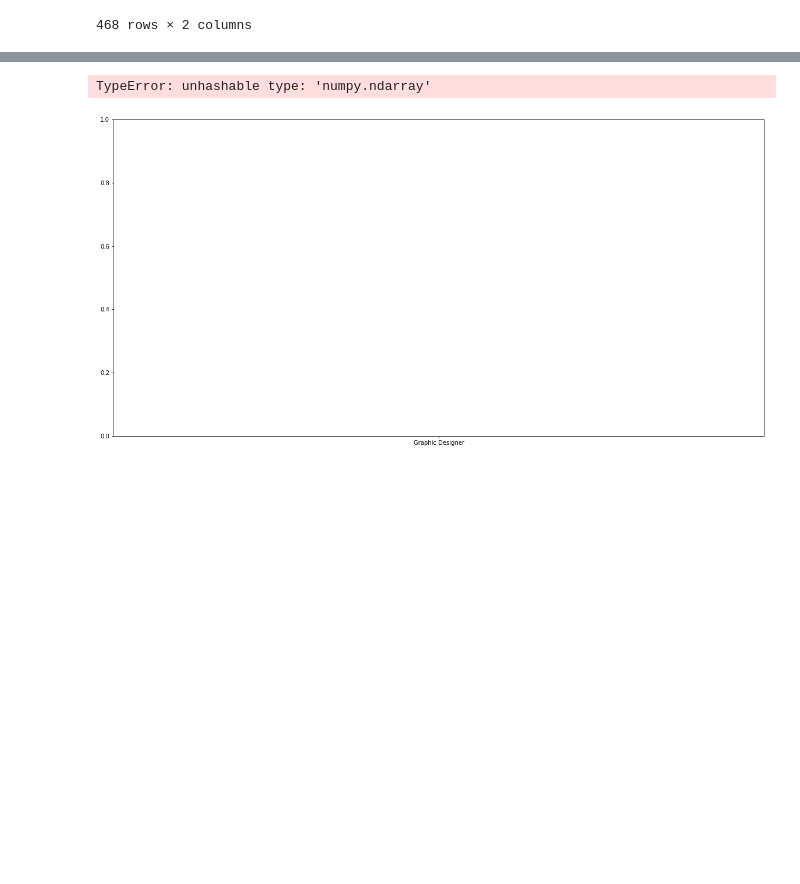
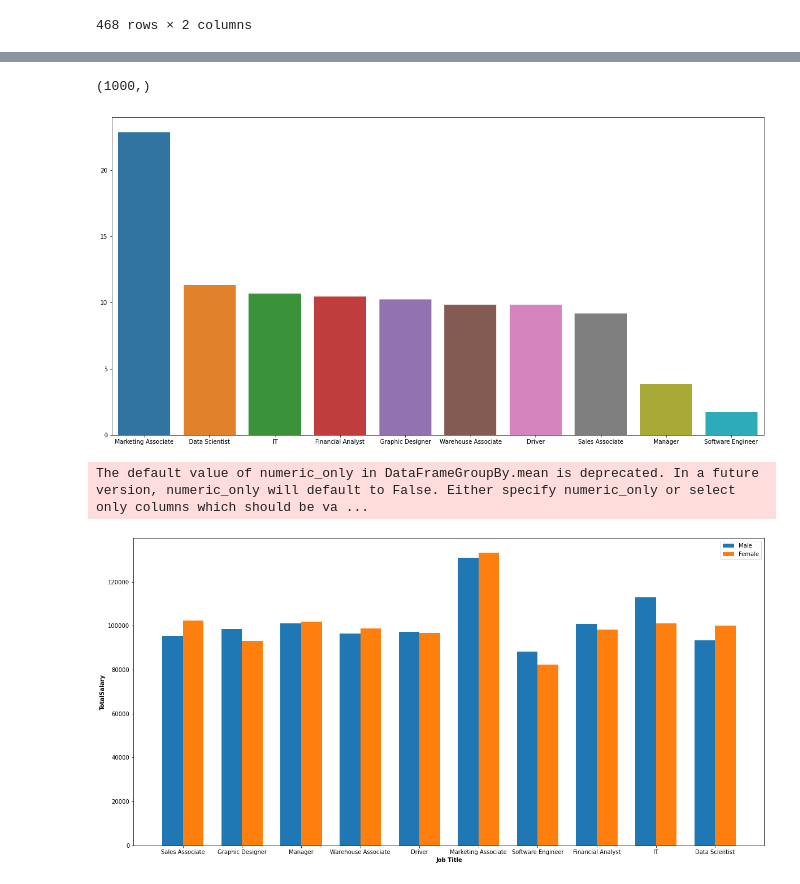
Before and after one commit to Jkhattak/GlassdoreGenderPayGap, a Jupyter notebook: main.ipynb, the cells around one changed output, grey strips where cells are left out. Cells and saved outputs as stored; diff of their text form; code cells hidden in the pictures; blank space fills up the shorter version.

```diff
--- a/main.ipynb
+++ b/main.ipynb
@@ -302,8 +335,37 @@ Female_Salary
+# %%
+job_titles = np.array(df['JobTitle'])
+job_titles.shape
+# %% [output]
+(1000,)
 # %%
 fig, ax = plt.subplots(figsize=(20,10))
-ax.bar(df['JobTitle'], Male_Salary, label='Male', color='blue')
-ax.bar(df['JobTitle'], Female_Salary, label='Female', color='red')
+sns.barplot(x=Female_Job_Count.index, y = Female_Job_Count.values, ax=ax)
 plt.show()
 # %% [output]
-TypeError: unhashable type: 'numpy.ndarray'
-[figure, old version]
+[figure, new version]
+# %%
+avg_salary = df.groupby(['JobTitle', 'Gender']).mean().reset_index()
+# %% [output]
+The default value of numeric_only in DataFrameGroupBy.mean is deprecated. In a future version, numeric_only will default to False. Either specify numeric_only or select only columns which should be va ...
+# %%
+fig, ax = plt.subplots(figsize=(20, 10))
+bar_width = 0.35
+x_male = [i - bar_width/2 for i in range(len(set(avg_salary['JobTitle'])))]
+
+x_female = [i + bar_width/2 for i in range(len(set(avg_salary['JobTitle'])))]
+
+ax.bar(x_male, avg_salary[avg_salary['Gender']=='Male']['TotalSalary'], bar_width, label='Male')
+ax.bar(x_female, avg_salary[avg_salary['Gender']=='Female']['TotalSalary'], bar_width, label='Female')
+
+# Add xticks and labels
+plt.xlabel('Job Title', fontweight='bold')
+plt.ylabel('TotalSalary', fontweight='bold')
+plt.xticks(range(len(set(avg_salary['JobTitle']))), set(avg_salary['JobTitle']))
+
+
+plt.legend()
+
+
+plt.show()
+# %% [output]
+[figure, added]
```
Also changed, not shown: parts of 5 cells of this notebook.
